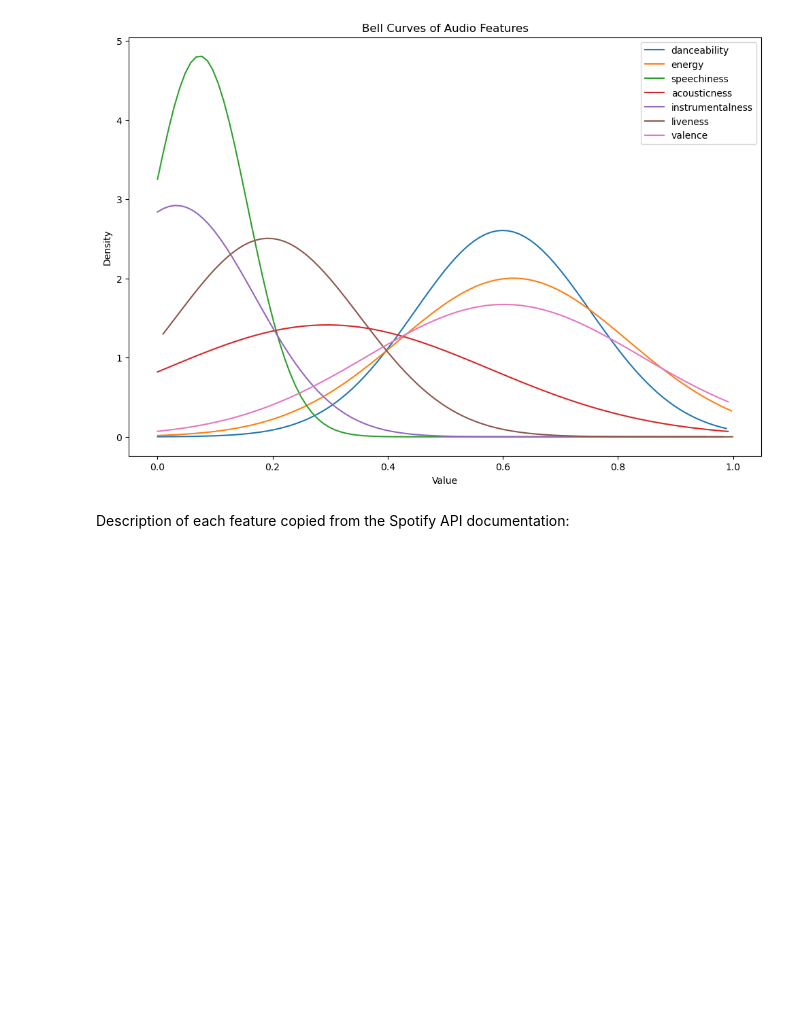
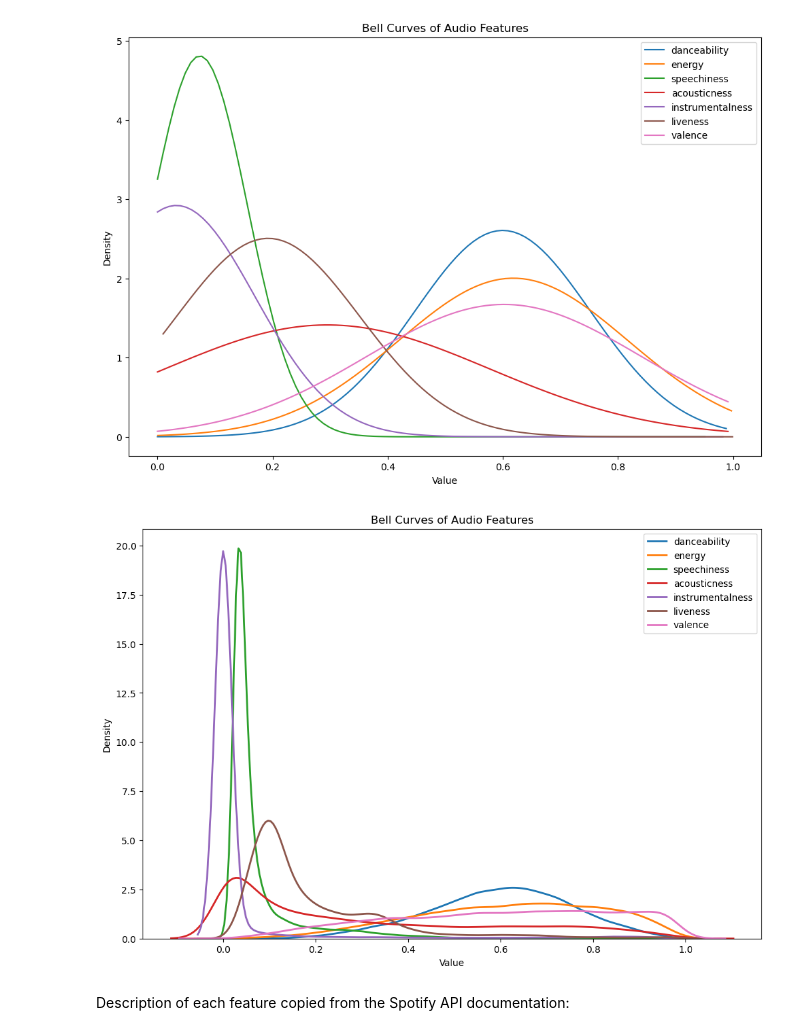
Before and after one commit to dliang5299/Spotify-Analysis, a Jupyter notebook: initial_analysis.ipynb, the cells around one changed output. Cells and saved outputs as stored; diff of their text form; code cells hidden in the pictures; blank space fills up the shorter version.

```diff
--- a/initial_analysis.ipynb
+++ b/initial_analysis.ipynb
@@ -5,10 +5,11 @@ import numpy as np
 import pandas as pd
 import matplotlib.pyplot as plt
 import datetime as dt
+import seaborn as sns
 
 
 # specify the date format to be parsed
-date_format = '%m/%d/%Y'
+date_format = '%Y-%m-%d'
 # read csv files
 billboard_cleaned = pd.read_csv('billboard_dataset/processed/billboard_cleaned.csv', parse_dates=['week_id'], date_format=date_format)
 audio_features_merged = pd.read_csv('billboard_dataset/processed/audio_features_merged.csv', parse_dates=['week_id'], date_format=date_format)
@@ -186,0 +196,5 @@ Index(['danceability', 'energy', 'speechiness', 'acousticness',
+# %%
+# drop rows where all audio feature columns are nan
+audio_features_subset = audio_features_merged.dropna(subset=audio_features_list, how='all')
+print(audio_features_subset.shape)
+audio_features_subset.isna().sum()
@@ -186,0 +222,6 @@ Index(['danceability', 'energy', 'speechiness', 'acousticness',
+# %%
+# filter df to just audio features columns
+spotify_audio_features = audio_features_subset[audio_features_list]
+print(spotify_audio_features.shape)
+print(spotify_audio_features.columns)
+spotify_audio_features.describe()
@@ -202,3 +257,18 @@ plt.legend()
 plt.show()
 # %% [output]
 [figure]
+# %%
+plt.figure(figsize=(12, 8))
+
+# plot histogram for each feature
+for feature in spotify_audio_features.columns:
+    sns.kdeplot(spotify_audio_features[feature], label=feature, linewidth=2)
+
+plt.title('Bell Curves of Audio Features')
+plt.xlabel('Value')
+plt.ylabel('Density')
+
+plt.legend()
+plt.show()
+# %% [output]
+[figure, added]
```
Also changed, not shown: parts of 51 cells of this notebook.
